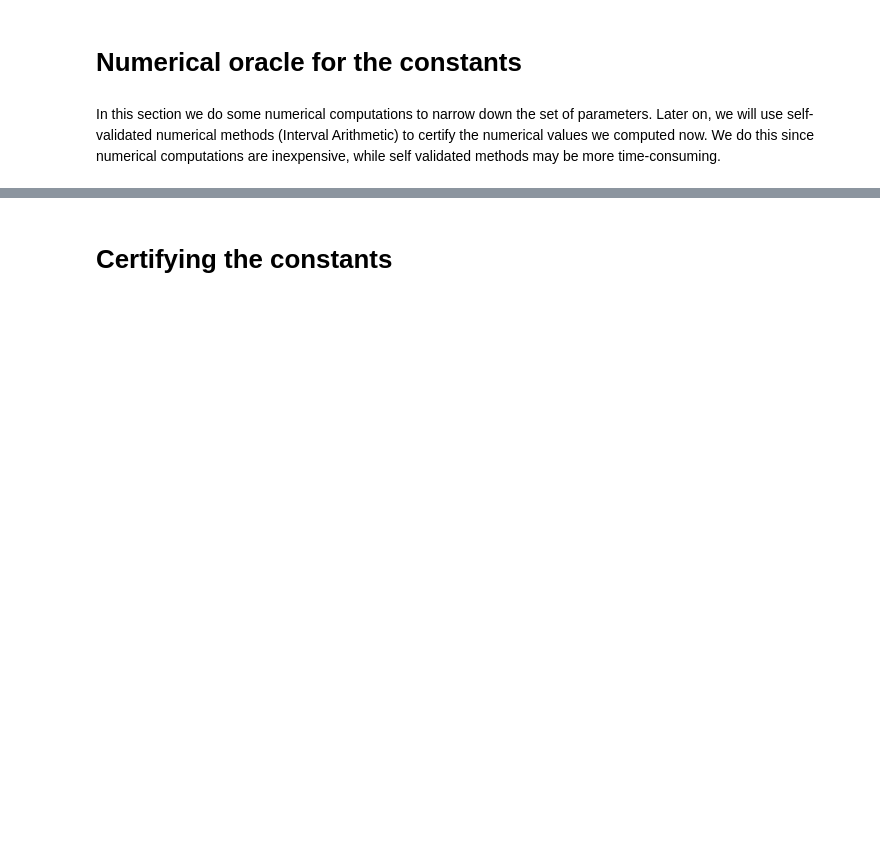
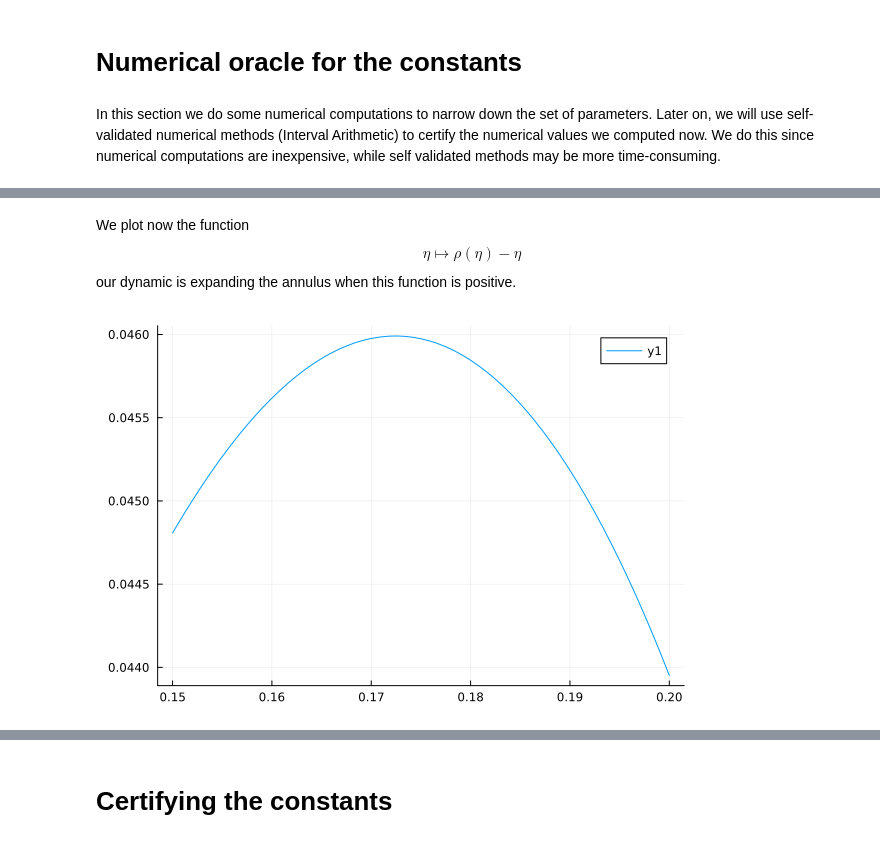
Before and after one commit to orkolorko/ExperimentsPseudospectra.jl, a Jupyter notebook: notebook/Arnold/Arnold.ipynb, the cells around one changed output, grey strips where cells are left out. Saved outputs shown, nothing was run; the diff lists cells and outputs as text; code cells hidden in the pictures; blank space fills up the shorter version.

```diff
--- a/notebook/Arnold/Arnold.ipynb
+++ b/notebook/Arnold/Arnold.ipynb
@@ -162,0 +156,10 @@ the $||.||_{\ell^1}$ norm and the $||.||_{\ell^2}$ norm.
+# %% [markdown]
+We plot now the function
+$$
+    \eta \mapsto \rho(\eta)-\eta
+$$
+our dynamic is expanding the annulus when this function is positive.
+# %%
+plot(η -> (ρ(η)-η), 0.15, 0.2)
+# %% [output]
+[figure, added]
```
Also changed, not shown: parts of 101 cells of this notebook, 33 other files.
